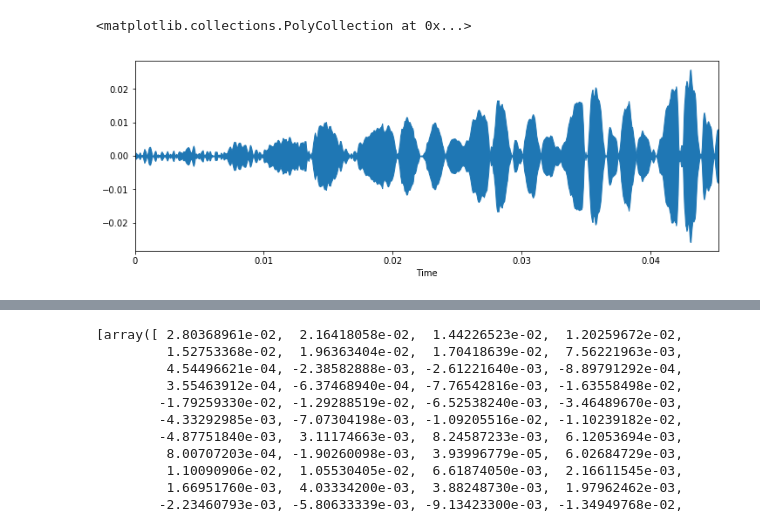
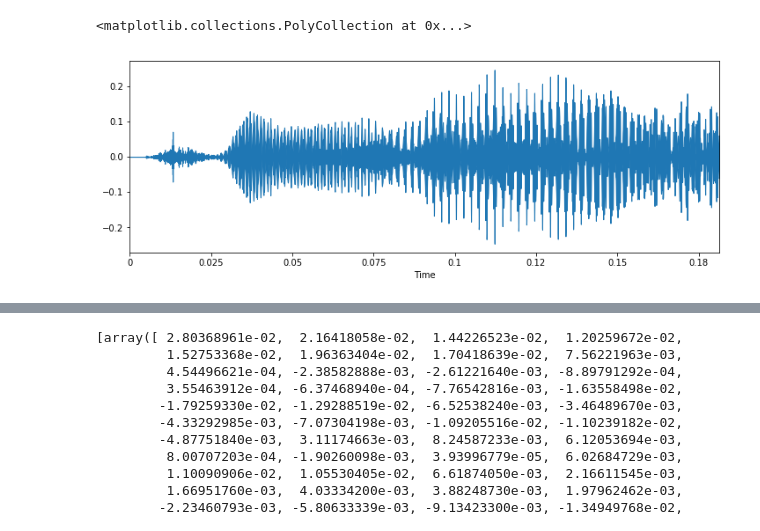
Before and after one commit to JosephGolubchik/Deep-Learning-Project, a Jupyter notebook: Prototypeush.ipynb, the cells around one changed output, grey strips where cells are left out. Saved outputs shown, nothing was run; the diff lists cells and outputs as text; code cells hidden in the pictures.

```diff
--- a/Prototypeush.ipynb
+++ b/Prototypeush.ipynb
@@ -11,0 +10,5 @@ with open('filenames.txt') as f:
+# %%
+filenames = []
+for file in os.listdir('audio'):
+    filenames.append(file)
+filenames
@@ -12,4 +33,4 @@ with open('filenames.txt') as f:
 # %%
 for filename in filenames:
     data, sampling_rate = librosa.load("audio/" + filename)
-    data_x.append(data[25000:26000])
+    data_x.append(data[22000:26000])
@@ -16,6 +43,6 @@ for filename in filenames:
 # %%
 plt.figure(figsize=(12, 4))
-librosa.display.waveplot(data_x[9], sr=sampling_rate)
+librosa.display.waveplot(data_x[63], sr=sampling_rate)
 # %% [output]
 <matplotlib.collections.PolyCollection at 0x...>
-[figure, old version]
+[figure, new version]
```
Also changed, not shown: parts of 10 cells of this notebook.
